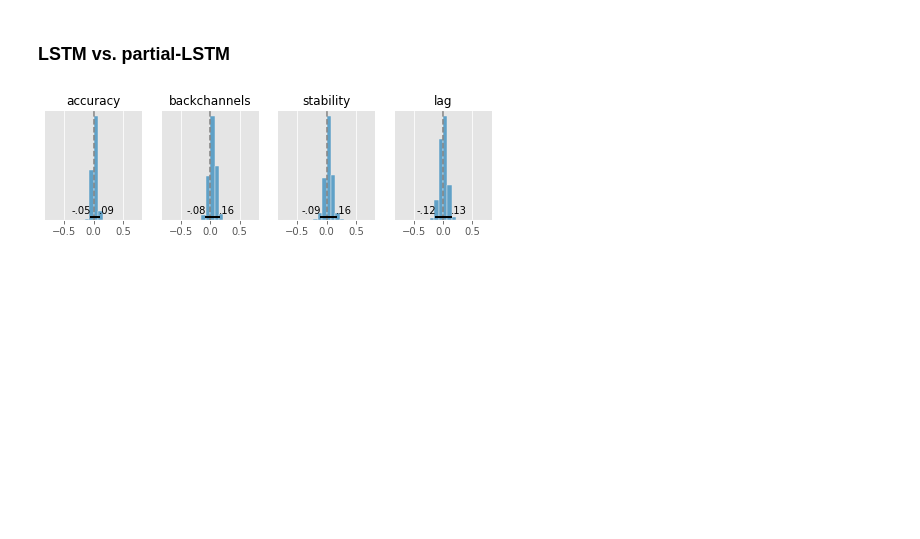
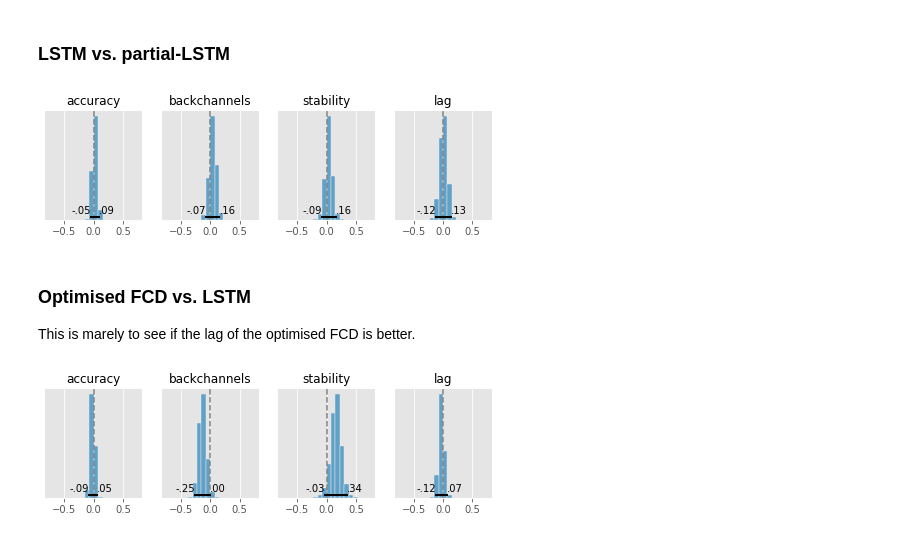
Before and after one commit to Nagasaki45/floor-control, a Jupyter notebook: experiments/analysis.ipynb, the cells around one changed output. Drawn from its saved outputs; the diff is of its cells as text; code cells hidden in the pictures; blank space fills up the shorter version.

Commit message:
HDI plot

```diff
--- a/experiments/analysis.ipynb
+++ b/experiments/analysis.ipynb
@@ -543,3 +563,11 @@ compare_two(['fcd', 'optimised_fcd'], traces, xlim=(-0.75, 0.75))
 compare_two(['lstm', 'partial_lstm'], traces, xlim=(-0.75, 0.75))
 # %% [output]
 [figure]
+# %% [markdown]
+### Optimised FCD vs. LSTM
+
+This is marely to see if the lag of the optimised FCD is better.
+# %%
+compare_two(['optimised_fcd', 'lstm'], traces, xlim=(-0.75, 0.75))
+# %% [output]
+[figure, added]
```
Also changed, not shown: parts of 10 cells of this notebook, 1 other file.
